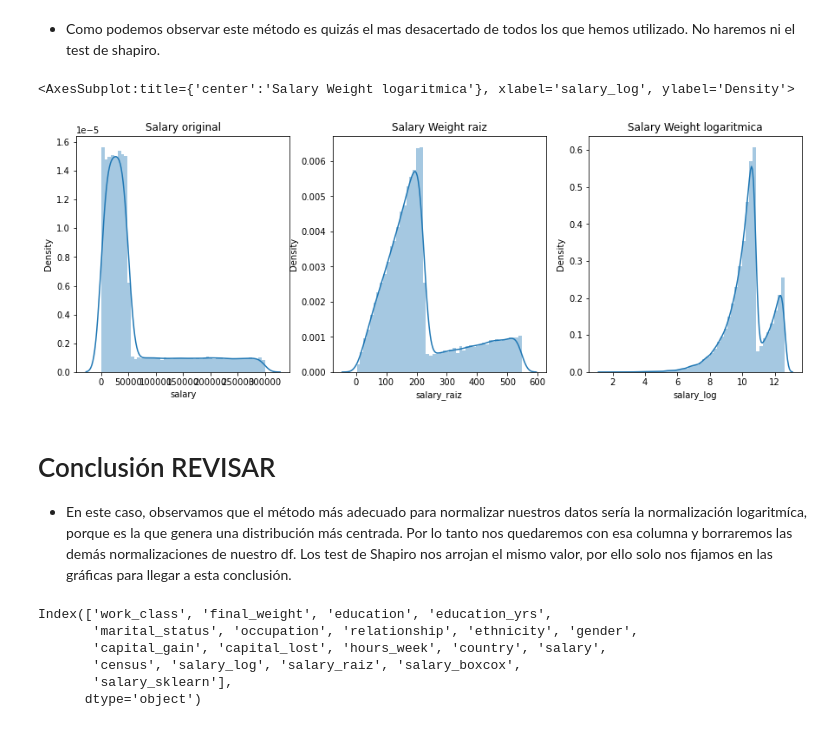
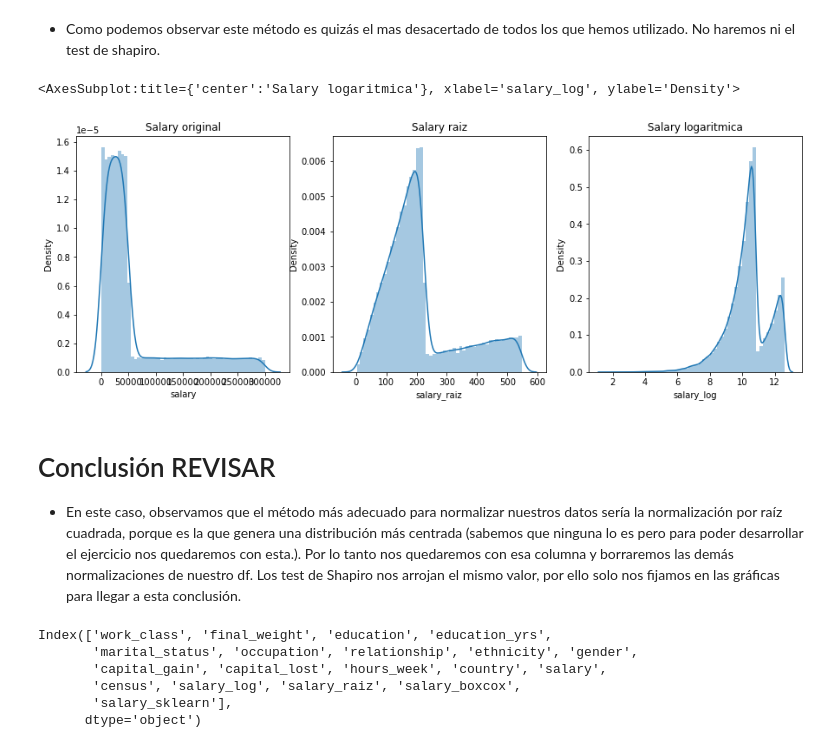
Before and after one commit to natigl/DA-bootcamp-MachineLearning, a Jupyter notebook: regresion_lineal/pp-normalizacion.ipynb, the cells around one changed output. Saved outputs shown, nothing was run; the diff lists cells and outputs as text; code cells hidden in the pictures.

```diff
--- a/regresion_lineal/pp-normalizacion.ipynb
+++ b/regresion_lineal/pp-normalizacion.ipynb
@@ -203,19 +203,19 @@ sns.distplot(df["salary_sklearn"], ax = axes[1]);
 # %%
 fig, axes = plt.subplots(1, 3, figsize = (15,5))
 
 axes[0].set_title('Salary original')
-axes[1].set_title('Salary Weight raiz')
-axes[2].set_title('Salary Weight logaritmica')
+axes[1].set_title('Salary raiz')
+axes[2].set_title('Salary logaritmica')
 
 sns.distplot(df['salary'] ,ax = axes[0])
 sns.distplot(df["salary_raiz"], ax = axes[1])
 sns.distplot(df["salary_log"], ax = axes[2])
 # %% [output]
-<AxesSubplot:title={'center':'Salary Weight logaritmica'}, xlabel='salary_log', ylabel='Density'>
+<AxesSubplot:title={'center':'Salary logaritmica'}, xlabel='salary_log', ylabel='Density'>
-[figure, old version]
+[figure, new version]
 # %% [markdown]
 # Conclusión REVISAR
-- En este caso, observamos que el método más adecuado para normalizar nuestros datos sería la normalización logaritmíca, porque es la que genera una distribución más centrada. Por lo tanto nos quedaremos con esa columna y borraremos las demás normalizaciones de nuestro df. Los test de Shapiro nos arrojan el mismo valor, por ello solo nos fijamos en las gráficas para llegar a esta conclusión.
+- En este caso, observamos que el método más adecuado para normalizar nuestros datos sería la normalización por raíz cuadrada, porque es la que genera una distribución más centrada (sabemos que ninguna lo es pero para poder desarrollar el ejercicio nos quedaremos con esta.). Por lo tanto nos quedaremos con esa columna y borraremos las demás normalizaciones de nuestro df. Los test de Shapiro nos arrojan el mismo valor, por ello solo nos fijamos en las gráficas para llegar a esta conclusión.
 # %%
 df.columns
 # %% [output]
```
Also changed, not shown: parts of 1 cell of this notebook, 5 other files.
